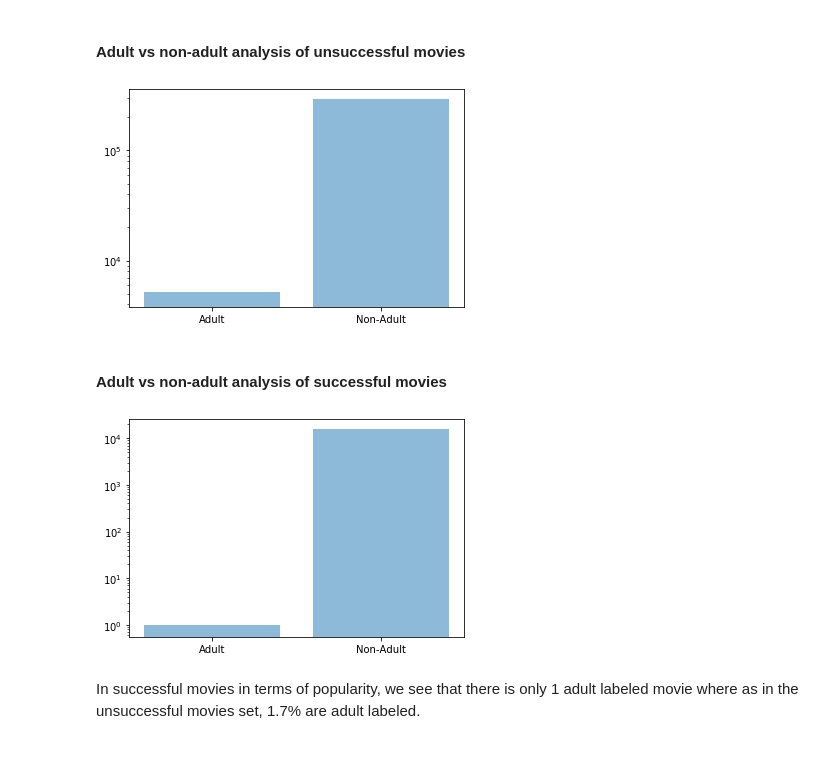
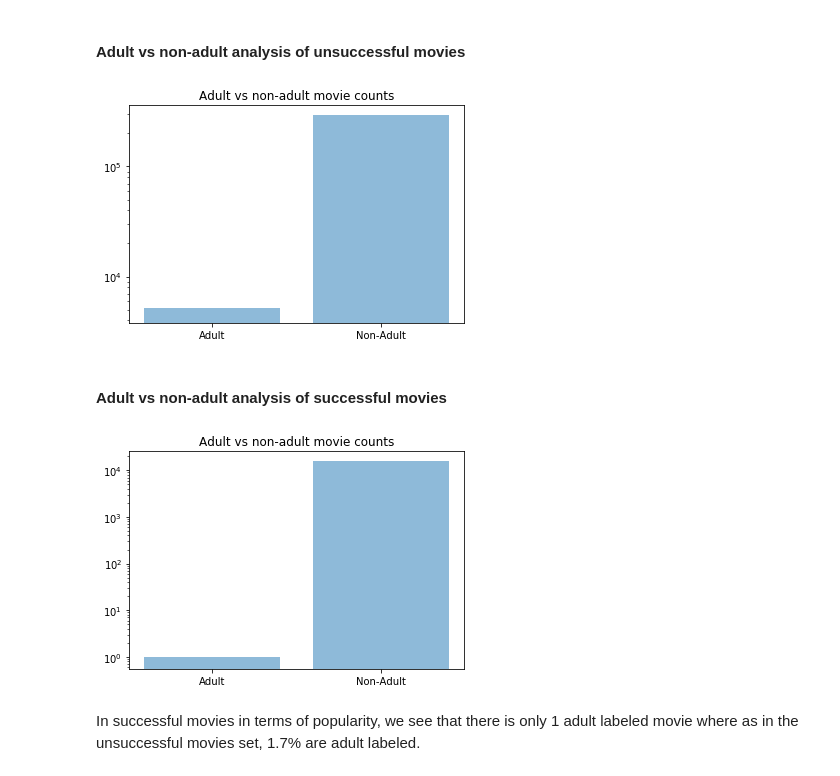
Before and after one commit to Ruchiranga/AD_A-team-project, a Jupyter notebook: Milestone 3.ipynb, the cells around one changed output. Drawn from its saved outputs; the diff is of its cells as text; code cells hidden in the pictures.

```diff
--- a/Milestone 3.ipynb
+++ b/Milestone 3.ipynb
@@ -670,14 +676,15 @@ In successful movies in terms of awards, we see that there are no adult labeled
 # %%
 adult_count = len(unpopupar_movies[unpopupar_movies.isAdult == 1])
 labels = ['Adult', 'Non-Adult']
 sizes = [adult_count, len(unpopupar_movies) - adult_count]
 
 fig, ax = plt.subplots()
 plt.yscale('log')
+ax.set_title('Adult vs non-adult movie counts')
 plt.bar(labels, sizes, alpha=0.5)
 plt.show()
 # %% [output]
-[figure, old version]
+[figure, new version]
 # %% [markdown]
 #### Adult vs non-adult analysis of successful movies
 # %%
@@ -687,10 +694,11 @@ sizes = [adult_count, len(top_popular_movies) - adult_count]
 
 fig, ax = plt.subplots()
 plt.yscale('log')
+ax.set_title('Adult vs non-adult movie counts')
 plt.bar(labels, sizes, alpha=0.5)
 plt.show()
 # %% [output]
-[figure, old version]
+[figure, new version]
 # %% [markdown]
 In successful movies in terms of popularity, we see that there is only 1 adult labeled movie where as in the unsuccessful movies set, 1.7% are adult labeled.
 # %% [markdown]
```
Also changed, not shown: parts of 105 cells of this notebook.
